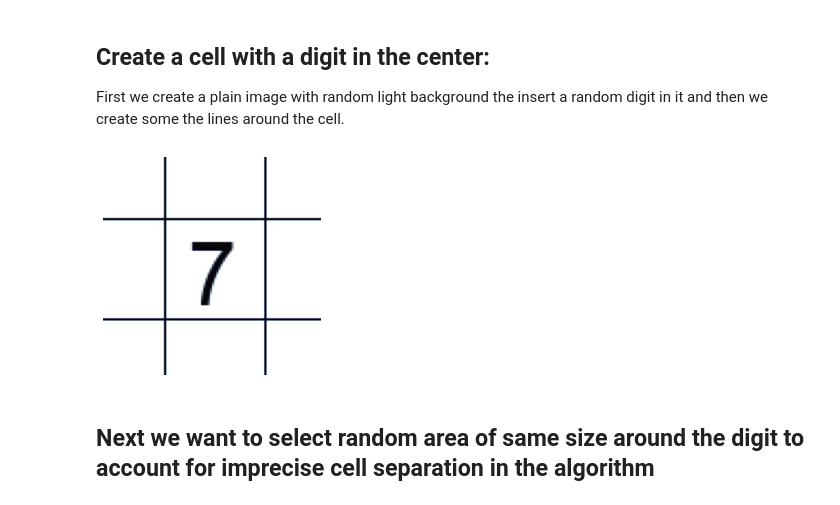
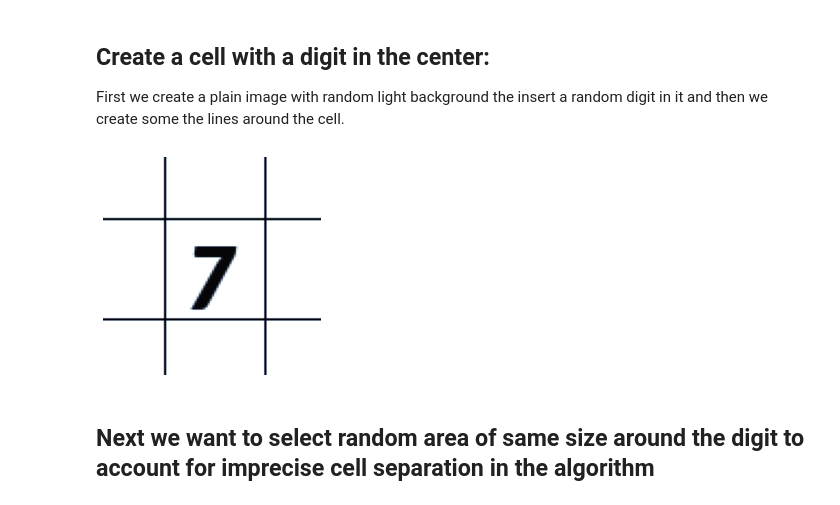
Before and after one commit to simonjuleseric2/Deep-learning-and-backtracking-sudoku, a Jupyter notebook: digit_generation&training.ipynb, the cells around one changed output. Cells and saved outputs as stored; diff of their text form; code cells hidden in the pictures.

```diff
--- a/digit_generation&training.ipynb
+++ b/digit_generation&training.ipynb
@@ -14,34 +28,41 @@ the insert a random digit in it and then we create some the lines around the cel
 # %%
 
 strip_width, strip_height = 100, 100
 
 background =Image.new('RGB', (strip_width, strip_height), color = (np.random.randint(80, 255), np.random.randint(80, 255), np.random.randint(80, 255)))
 
 #font1 = ImageFont.truetype('/Library/Fonts/Arial.ttf', 40)
 y=np.random.randint(0, 9+1) #Digit to write
 y=7 # For this exemple we take 7
-
+list_of_font=glob.glob('font2/*.ttf')
 if y>0:
     text=str(y)
-    font = ImageFont.truetype('/Library/Fonts/Arial.ttf', 40)
+    #font = ImageFont.truetype('arial.ttf', 40)
+    ff1=list_of_font[26]
+    #print(ff1)
+    font = ImageFont.truetype(ff1, 40)
     draw = ImageDraw.Draw(background)
 
     text_width, text_height = draw.textsize(text, font)
+
     position = ((strip_width-text_width)/2,(strip_height-text_height)/2)
     color=(np.random.randint(0, 10), np.random.randint(0, 10), np.random.randint(0, 10))
     draw.text(position, text, color, font=font)
     #draw.text(position, str(y), color, font=font)
 
+
 img=np.array(background)
+#test_img=img
 img=0.2989*img[:, :, 0]+0.5870*img[:, :, 1]+0.1140*img[:, :, 2]
 img[:, [28, 74]]=1
 img[[28, 74], :]=1
+test_img=img #Save the test image for further use.
 
 plt.imshow(img, cmap='bone')
 plt.axis('off')
 plt.show()
 # %% [output]
-[figure, old version]
+[figure, new version]
 # %% [markdown]
 ## Next we want to select random area of same size around the digit to account for imprecise cell separation in the algorithm
 # %%
```
Also changed, not shown: parts of 41 cells of this notebook, 3 other files.
